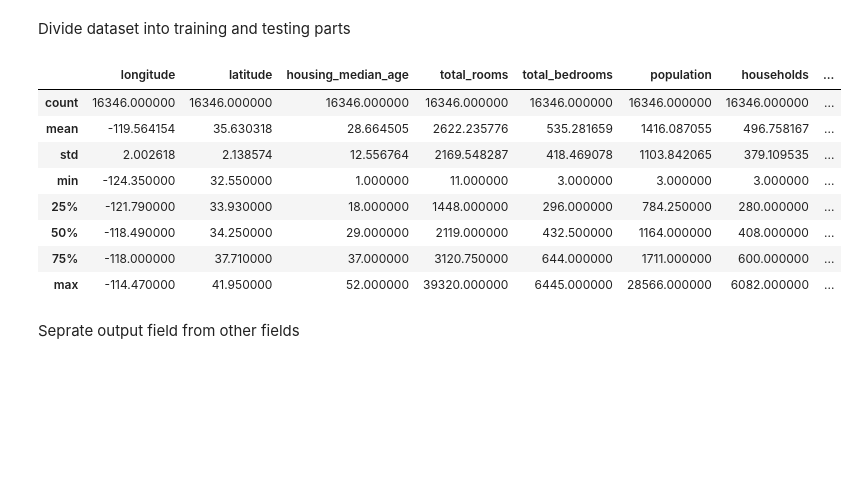
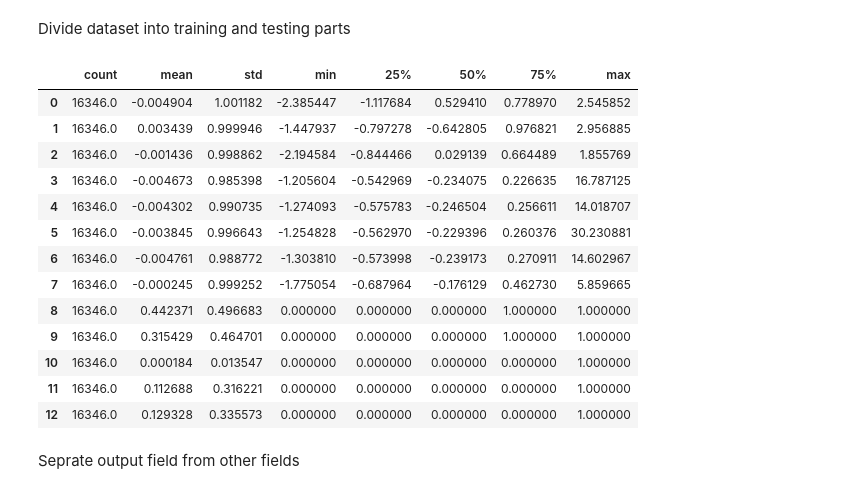
Before and after one commit to miller00315/ia_studies, a Jupyter notebook: House_Price_Prediction.ipynb, the cells around one changed output. Cells and saved outputs as stored; diff of their text form; code cells hidden in the pictures; blank space fills up the shorter version.

```diff
--- a/House_Price_Prediction.ipynb
+++ b/House_Price_Prediction.ipynb
@@ -16,7 +16,7 @@ print(tf.__version__)
 from pandas.core import indexing
 column_names = ['longitude','latitude','housing_median_age','total_rooms','total_bedrooms','population','households','median_income','ocean_proximity','median_house_value']
 
-raw_dataset = pd.read_csv('./housing.csv', names=column_names,
+raw_dataset = pd.read_csv('/content/housing.csv', names=column_names,
                       na_values = "?", comment='\t',
                       sep=",",index_col=False,skiprows=1)
 
@@ -64,11 +66,3 @@ dataset
 | 20638 | -121.32 | 39.43 | 18 | 1860 | 409.0 | 741 | 349 | ... |
 | 20639 | -121.24 | 39.37 | 16 | 2785 | 616.0 | 1387 | 530 | ... |
 20433 rows × 10 columns
-# %%
-# origin = dataset.pop('ocean_proximity')
-# dataset['USA'] = (origin == '') * 1.0
-# dataset['Europe'] = (origin == 2) * 1.0
-# dataset['Japan'] = (origin == 3) * 1.0
-# dataset.tail()
-dataset = pd.get_dummies(dataset, columns=['ocean_proximity'], prefix='ocean_proximity')
-dataset
@@ -88,0 +69,25 @@ dataset
+# %%
+from sklearn.preprocessing import OneHotEncoder, StandardScaler
+from sklearn.compose import ColumnTransformer
+
+dataset['total_bedrooms'].fillna(dataset['total_bedrooms'].median(), inplace=True)
+
+# Define features and target
+X = dataset.drop('median_house_value', axis=1)
+y = dataset['median_house_value']
+
+# One-hot encode categorical features and scale numerical features
+numeric_features = ['longitude', 'latitude', 'housing_median_age', 'total_rooms',
+                   'total_bedrooms', 'population', 'households', 'median_income']
+
+categorical_features = ['ocean_proximity']
+
+preprocessor = ColumnTransformer(
+    transformers=[
+        ('num', StandardScaler(), numeric_features),
+        ('cat', OneHotEncoder(), categorical_features)
+    ])
+
+X_preprocessed = preprocessor.fit_transform(X)
+
+X_preprocessed
@@ -94,15 +116,25 @@ test_dataset = dataset.drop(train_dataset.index)
+# %%
+from sklearn.model_selection import train_test_split
+
+X_train, X_test, y_train, y_test = train_test_split(X_preprocessed, y, test_size=0.2, random_state=42)
 # %%
-train_stats = train_dataset.describe()
+train_stats = pd.DataFrame(X_train).describe()
+train_stats = train_stats.transpose()
 train_stats
 # %% [output]
-|  | longitude | latitude | housing_median_age | total_rooms | total_bedrooms | population | households | ... |
-| count | 16346.000000 | 16346.000000 | 16346.000000 | 16346.000000 | 16346.000000 | 16346.000000 | 16346.000000 | ... |
-| mean | -119.564154 | 35.630318 | 28.664505 | 2622.235776 | 535.281659 | 1416.087055 | 496.758167 | ... |
-| std | 2.002618 | 2.138574 | 12.556764 | 2169.548287 | 418.469078 | 1103.842065 | 379.109535 | ... |
-| min | -124.350000 | 32.550000 | 1.000000 | 11.000000 | 3.000000 | 3.000000 | 3.000000 | ... |
-| 25% | -121.790000 | 33.930000 | 18.000000 | 1448.000000 | 296.000000 | 784.250000 | 280.000000 | ... |
-| 50% | -118.490000 | 34.250000 | 29.000000 | 2119.000000 | 432.500000 | 1164.000000 | 408.000000 | ... |
-| 75% | -118.000000 | 37.710000 | 37.000000 | 3120.750000 | 644.000000 | 1711.000000 | 600.000000 | ... |
-| max | -114.470000 | 41.950000 | 52.000000 | 39320.000000 | 6445.000000 | 28566.000000 | 6082.000000 | ... |
+|  | count | mean | std | min | 25% | 50% | 75% | max |
+| 0 | 16346.0 | -0.004904 | 1.001182 | -2.385447 | -1.117684 | 0.529410 | 0.778970 | 2.545852 |
+| 1 | 16346.0 | 0.003439 | 0.999946 | -1.447937 | -0.797278 | -0.642805 | 0.976821 | 2.956885 |
+| 2 | 16346.0 | -0.001436 | 0.998862 | -2.194584 | -0.844466 | 0.029139 | 0.664489 | 1.855769 |
+| 3 | 16346.0 | -0.004673 | 0.985398 | -1.205604 | -0.542969 | -0.234075 | 0.226635 | 16.787125 |
+| 4 | 16346.0 | -0.004302 | 0.990735 | -1.274093 | -0.575783 | -0.246504 | 0.256611 | 14.018707 |
+| 5 | 16346.0 | -0.003845 | 0.996643 | -1.254828 | -0.562970 | -0.229396 | 0.260376 | 30.230881 |
+| 6 | 16346.0 | -0.004761 | 0.988772 | -1.303810 | -0.573998 | -0.239173 | 0.270911 | 14.602967 |
+| 7 | 16346.0 | -0.000245 | 0.999252 | -1.775054 | -0.687964 | -0.176129 | 0.462730 | 5.859665 |
+| 8 | 16346.0 | 0.442371 | 0.496683 | 0.000000 | 0.000000 | 0.000000 | 1.000000 | 1.000000 |
+| 9 | 16346.0 | 0.315429 | 0.464701 | 0.000000 | 0.000000 | 0.000000 | 1.000000 | 1.000000 |
+| 10 | 16346.0 | 0.000184 | 0.013547 | 0.000000 | 0.000000 | 0.000000 | 0.000000 | 1.000000 |
+| 11 | 16346.0 | 0.112688 | 0.316221 | 0.000000 | 0.000000 | 0.000000 | 0.000000 | 1.000000 |
+| 12 | 16346.0 | 0.129328 | 0.335573 | 0.000000 | 0.000000 | 0.000000 | 0.000000 | 1.000000 |
 # %% [markdown]
 Seprate output field from other fields
```
Also changed, not shown: parts of 18 cells of this notebook.
